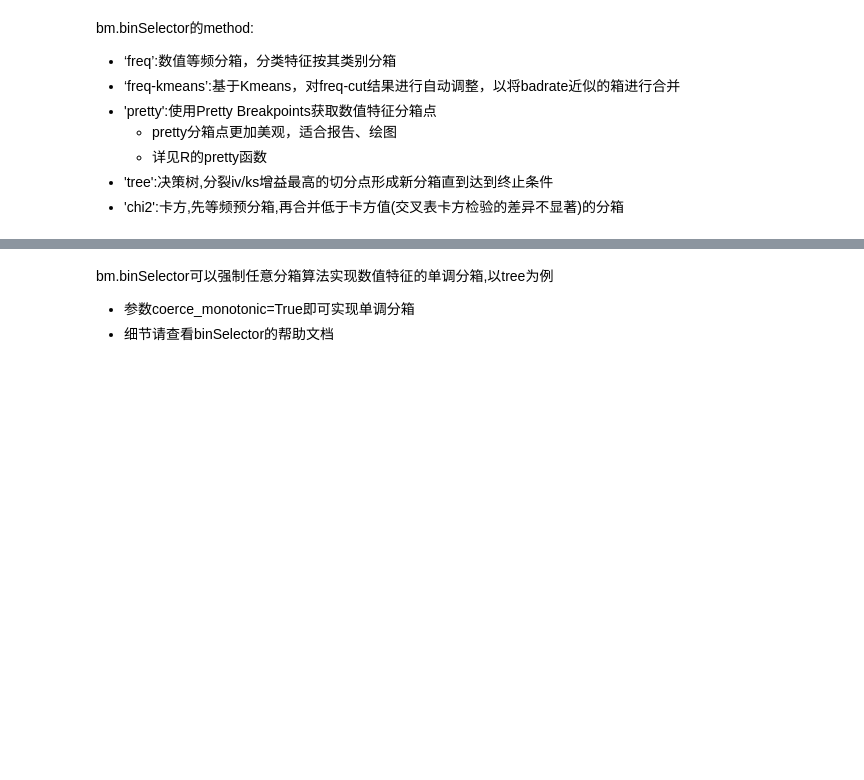
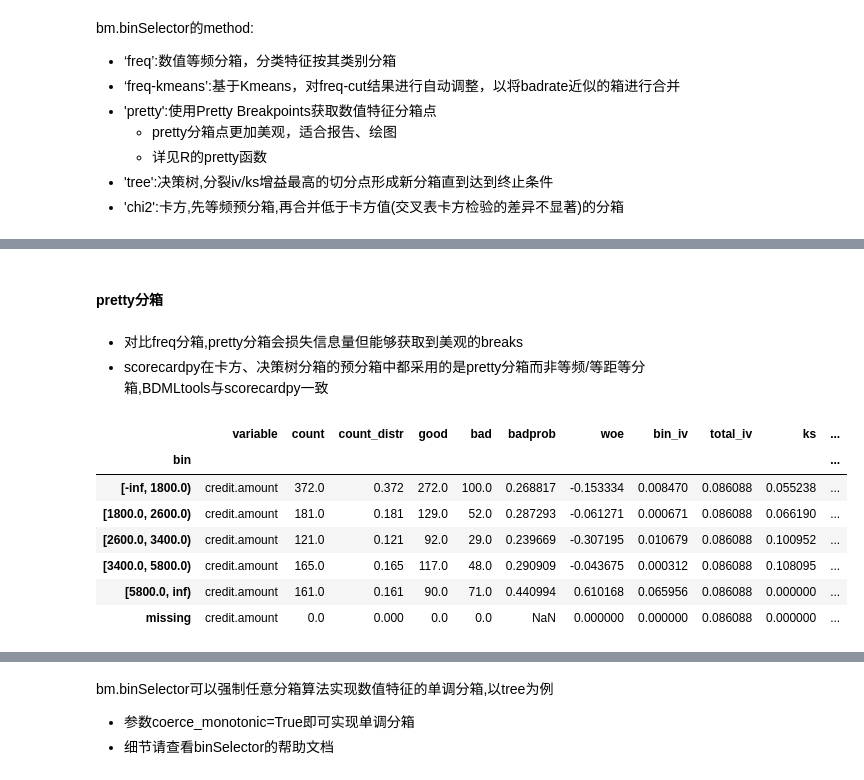
Before and after one commit to zk403/mlearn, a Jupyter notebook: demo/1.分箱对比scorecardpy.ipynb, the cells around one changed output, grey strips where cells are left out. Saved outputs shown, nothing was run; the diff lists cells and outputs as text; code cells hidden in the pictures; blank space fills up the shorter version.

```diff
--- a/demo/1.分箱对比scorecardpy.ipynb
+++ b/demo/1.分箱对比scorecardpy.ipynb
@@ -168,0 +204,18 @@ bm.binSelector的method:
+# %% [markdown]
+#### pretty分箱
+# %% [markdown]
++ 对比freq分箱,pretty分箱会损失信息量但能够获取到美观的breaks
++ scorecardpy在卡方、决策树分箱的预分箱中都采用的是pretty分箱而非等频/等距等分箱,BDMLtools与scorecardpy一致
+# %%
+bin_pretty=bm.binSelector(method='pretty',bin_num_limit=5,distr_limit=0.05,iv_limit=0,n_jobs=1).fit(X,y).bins
+# %%
+bin_pretty['credit.amount']
+# %% [output]
+|  | variable | count | count_distr | good | bad | badprob | woe | bin_iv | total_iv | ks | ... |
+| bin |  |  |  |  |  |  |  |  |  |  | ... |
+| [-inf, 1800.0) | credit.amount | 372.0 | 0.372 | 272.0 | 100.0 | 0.268817 | -0.153334 | 0.008470 | 0.086088 | 0.055238 | ... |
+| [1800.0, 2600.0) | credit.amount | 181.0 | 0.181 | 129.0 | 52.0 | 0.287293 | -0.061271 | 0.000671 | 0.086088 | 0.066190 | ... |
+| [2600.0, 3400.0) | credit.amount | 121.0 | 0.121 | 92.0 | 29.0 | 0.239669 | -0.307195 | 0.010679 | 0.086088 | 0.100952 | ... |
+| [3400.0, 5800.0) | credit.amount | 165.0 | 0.165 | 117.0 | 48.0 | 0.290909 | -0.043675 | 0.000312 | 0.086088 | 0.108095 | ... |
+| [5800.0, inf) | credit.amount | 161.0 | 0.161 | 90.0 | 71.0 | 0.440994 | 0.610168 | 0.065956 | 0.086088 | 0.000000 | ... |
+| missing | credit.amount | 0.0 | 0.000 | 0.0 | 0.0 | NaN | 0.000000 | 0.000000 | 0.086088 | 0.000000 | ... |
```
Also changed, not shown: parts of 31 cells of this notebook, 3 other files.
